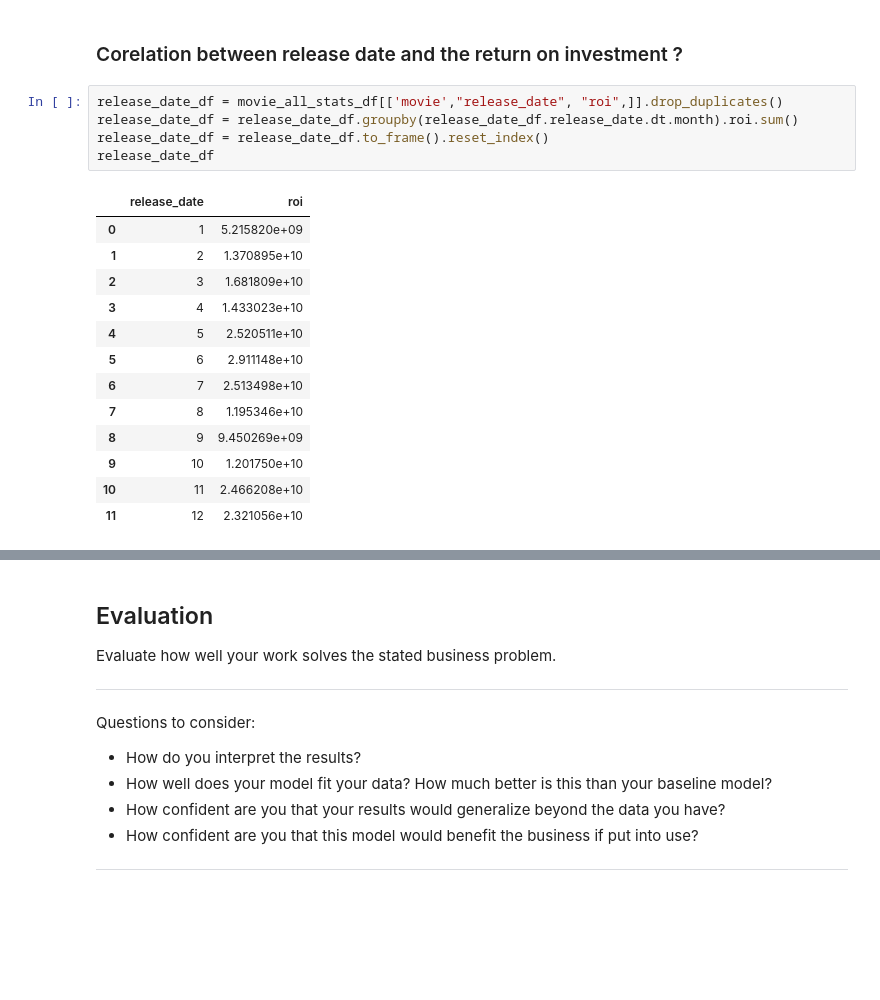
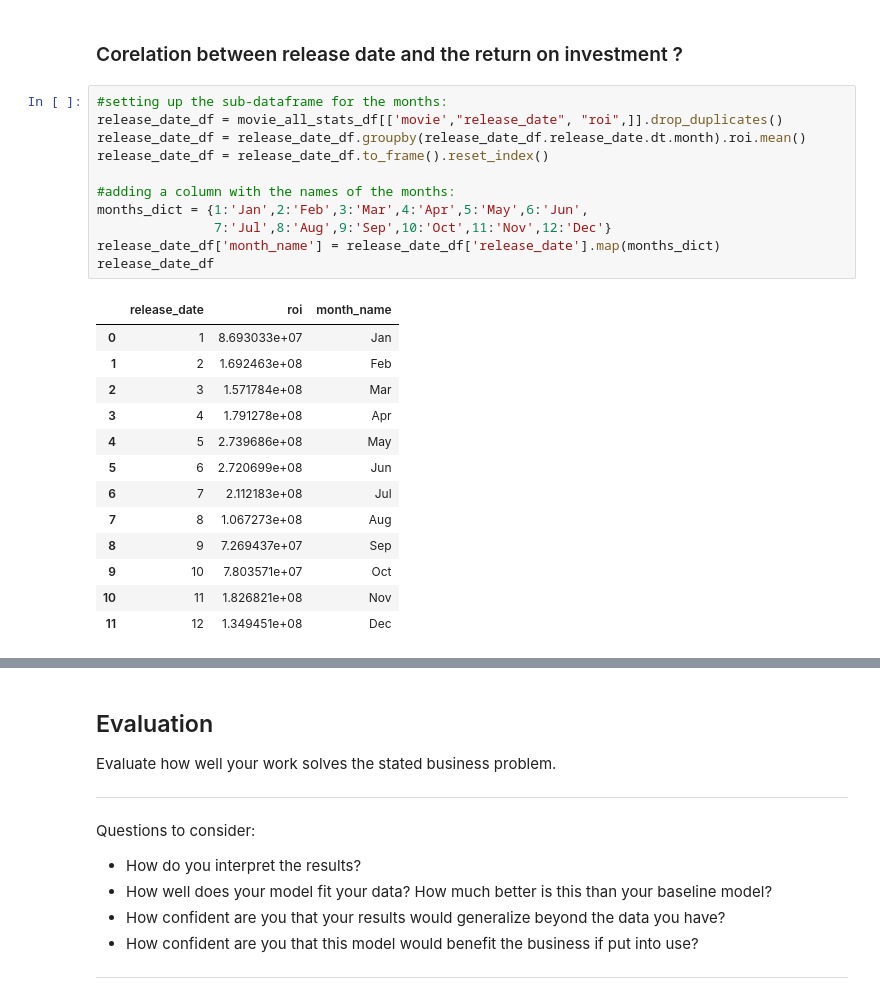
Before and after one commit to Freddy-2021/dsc-phase-1-project, a Jupyter notebook: student.ipynb, the cells around one changed output, grey strips where cells are left out. Drawn from its saved outputs; the diff is of its cells as text; blank space fills up the shorter version.

```diff
--- a/student.ipynb
+++ b/student.ipynb
@@ -1201,23 +1090,29 @@ ax.set_ylabel("Return on Investment: (Billions)");
 # %% [markdown]
 ### Corelation between release date and the return on investment ?
-# %%
-release_date_df = movie_all_stats_df[['movie',"release_date", "roi",]].drop_duplicates()
-release_date_df = release_date_df.groupby(release_date_df.release_date.dt.month).roi.sum()
-release_date_df = release_date_df.to_frame().reset_index()
-release_date_df
-# %% [output]
-|  | release_date | roi |
-| 0 | 1 | 5.215820e+09 |
-| 1 | 2 | 1.370895e+10 |
-| 2 | 3 | 1.681809e+10 |
-| 3 | 4 | 1.433023e+10 |
-| 4 | 5 | 2.520511e+10 |
-| 5 | 6 | 2.911148e+10 |
-| 6 | 7 | 2.513498e+10 |
-| 7 | 8 | 1.195346e+10 |
-| 8 | 9 | 9.450269e+09 |
-| 9 | 10 | 1.201750e+10 |
-| 10 | 11 | 2.466208e+10 |
-| 11 | 12 | 2.321056e+10 |
+# %%
+#setting up the sub-dataframe for the months:
+release_date_df = movie_all_stats_df[['movie',"release_date", "roi",]].drop_duplicates()
+release_date_df = release_date_df.groupby(release_date_df.release_date.dt.month).roi.mean()
+release_date_df = release_date_df.to_frame().reset_index()
+
+#adding a column with the names of the months:
+months_dict = {1:'Jan',2:'Feb',3:'Mar',4:'Apr',5:'May',6:'Jun',
+               7:'Jul',8:'Aug',9:'Sep',10:'Oct',11:'Nov',12:'Dec'}
+release_date_df['month_name'] = release_date_df['release_date'].map(months_dict)
+release_date_df
+# %% [output]
+|  | release_date | roi | month_name |
+| 0 | 1 | 8.693033e+07 | Jan |
+| 1 | 2 | 1.692463e+08 | Feb |
+| 2 | 3 | 1.571784e+08 | Mar |
+| 3 | 4 | 1.791278e+08 | Apr |
+| 4 | 5 | 2.739686e+08 | May |
+| 5 | 6 | 2.720699e+08 | Jun |
+| 6 | 7 | 2.112183e+08 | Jul |
+| 7 | 8 | 1.067273e+08 | Aug |
+| 8 | 9 | 7.269437e+07 | Sep |
+| 9 | 10 | 7.803571e+07 | Oct |
+| 10 | 11 | 1.826821e+08 | Nov |
+| 11 | 12 | 1.349451e+08 | Dec |
 # %%
 fig, ax = plt.subplots(figsize=(10, 8))
```
Also changed, not shown: parts of 31 cells of this notebook.
